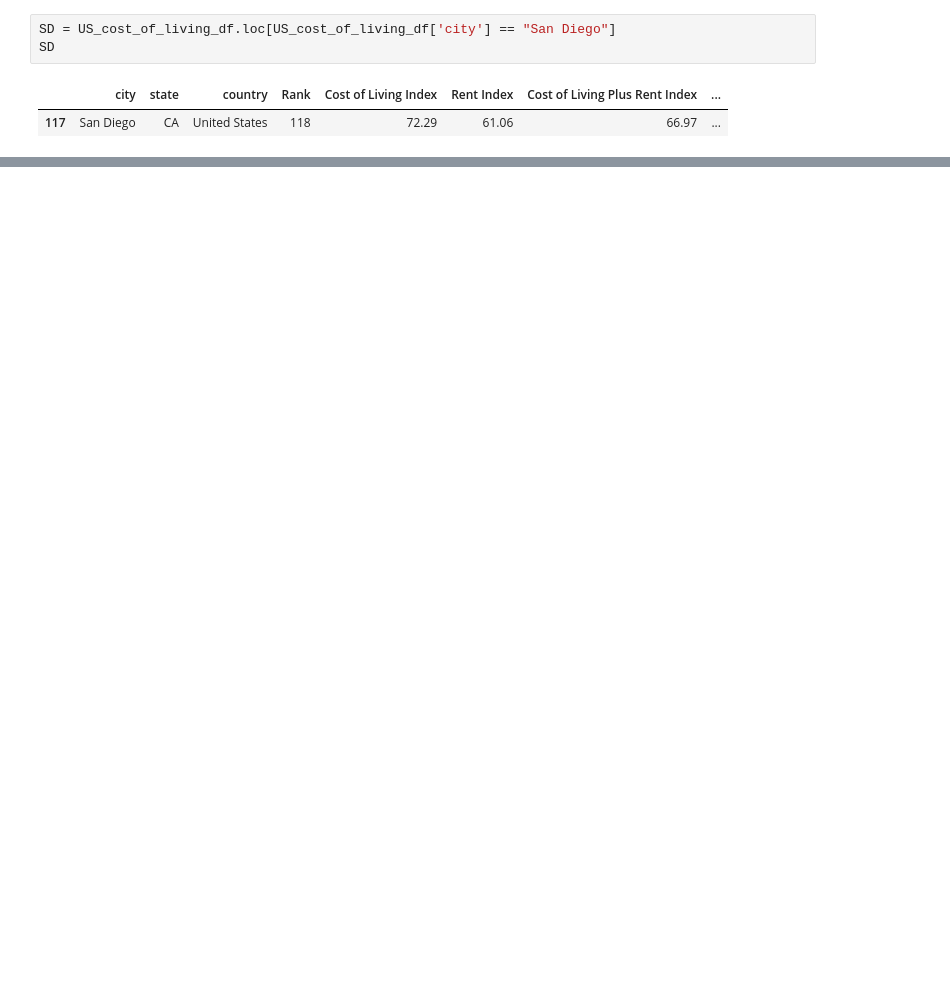
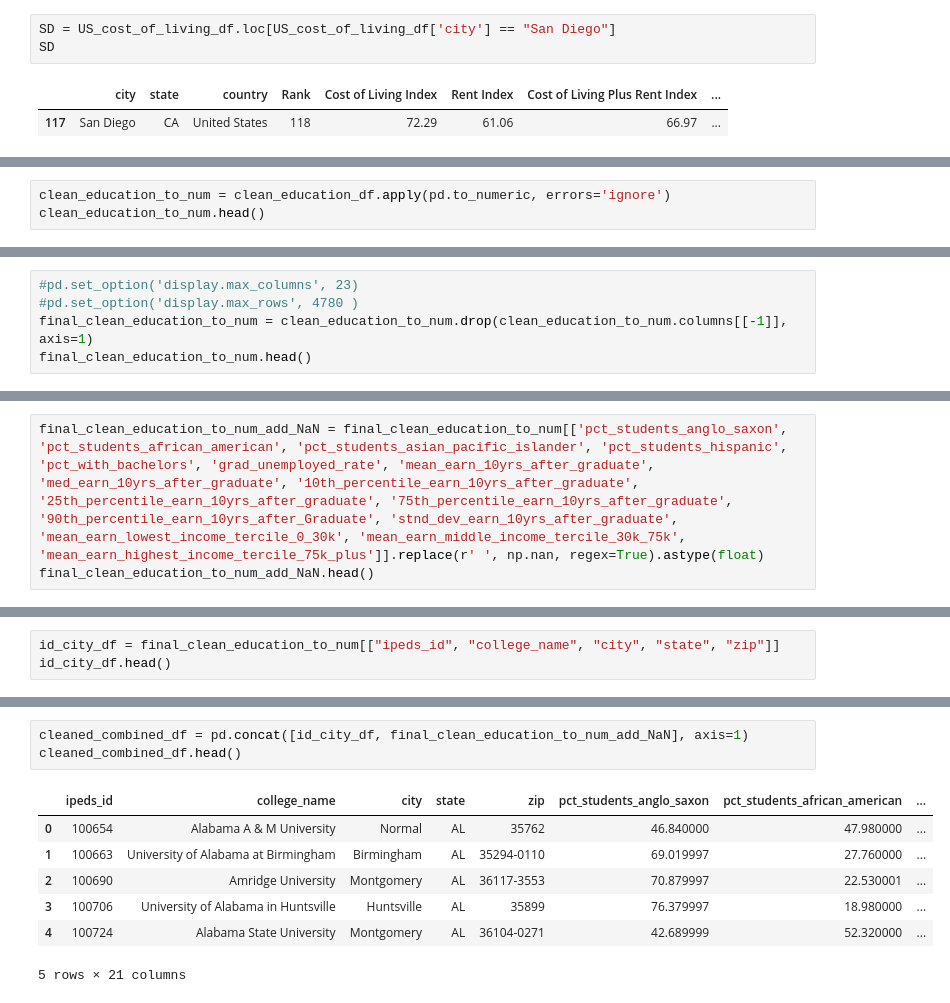
Before and after one commit to jklug34/Project-ETL, a Jupyter notebook: cost_of_living.ipynb, the cells around one changed output, grey strips where cells are left out. Saved outputs shown, nothing was run; the diff lists cells and outputs as text; blank space fills up the shorter version.

```diff
--- a/cost_of_living.ipynb
+++ b/cost_of_living.ipynb
@@ -167,0 +249,3 @@ SD
+# %%
+clean_education_to_num = clean_education_df.apply(pd.to_numeric, errors='ignore')
+clean_education_to_num.head()
@@ -167,0 +300,5 @@ SD
+# %%
+#pd.set_option('display.max_columns', 23)
+#pd.set_option('display.max_rows', 4780 )
+final_clean_education_to_num = clean_education_to_num.drop(clean_education_to_num.columns[[-1]], axis=1)
+final_clean_education_to_num.head()
@@ -167,0 +317,3 @@ SD
+# %%
+final_clean_education_to_num_add_NaN = final_clean_education_to_num[['pct_students_anglo_saxon', 'pct_students_african_american', 'pct_students_asian_pacific_islander', 'pct_students_hispanic', 'pct_with_bachelors', 'grad_unemployed_rate', 'mean_earn_10yrs_after_graduate', 'med_earn_10yrs_after_graduate', '10th_percentile_earn_10yrs_after_graduate', '25th_percentile_earn_10yrs_after_graduate', '75th_percentile_earn_10yrs_after_graduate', '90th_percentile_earn_10yrs_after_Graduate', 'stnd_dev_earn_10yrs_after_graduate', 'mean_earn_lowest_income_tercile_0_30k', 'mean_earn_middle_income_tercile_30k_75k', 'mean_earn_highest_income_tercile_75k_plus']].replace(r' ', np.nan, regex=True).astype(float)
+final_clean_education_to_num_add_NaN.head()
@@ -167,0 +347,3 @@ SD
+# %%
+id_city_df = final_clean_education_to_num[["ipeds_id", "college_name", "city", "state", "zip"]]
+id_city_df.head()
@@ -167,0 +357,11 @@ SD
+# %%
+cleaned_combined_df = pd.concat([id_city_df, final_clean_education_to_num_add_NaN], axis=1)
+cleaned_combined_df.head()
+# %% [output]
+|  | ipeds_id | college_name | city | state | zip | pct_students_anglo_saxon | pct_students_african_american | ... |
+| 0 | 100654 | Alabama A & M University | Normal | AL | 35762 | 46.840000 | 47.980000 | ... |
+| 1 | 100663 | University of Alabama at Birmingham | Birmingham | AL | 35294-0110 | 69.019997 | 27.760000 | ... |
+| 2 | 100690 | Amridge University | Montgomery | AL | 36117-3553 | 70.879997 | 22.530001 | ... |
+| 3 | 100706 | University of Alabama in Huntsville | Huntsville | AL | 35899 | 76.379997 | 18.980000 | ... |
+| 4 | 100724 | Alabama State University | Montgomery | AL | 36104-0271 | 42.689999 | 52.320000 | ... |
+5 rows × 21 columns
```
Also changed, not shown: parts of 24 cells of this notebook, 3 other files.
